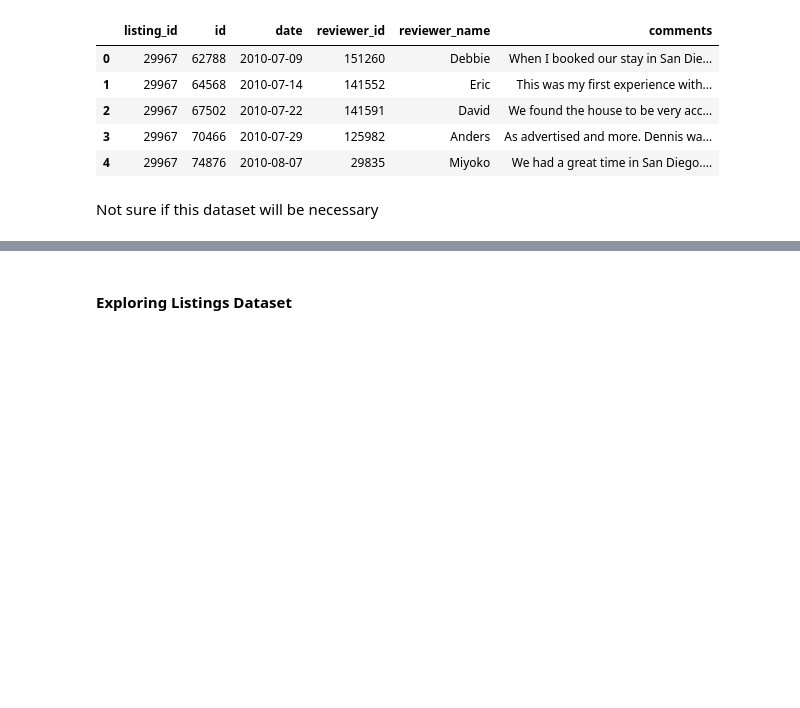
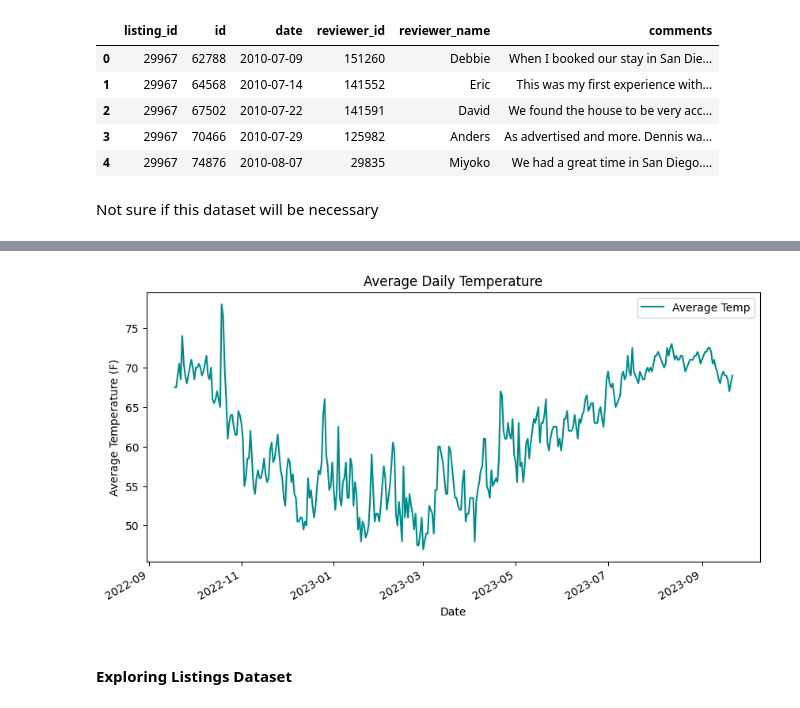
Before and after one commit to RenettaNelson/USD-Capstone-Project, a Jupyter notebook: Code Library Folder/Capstone-EDA.ipynb, the cells around one changed output, grey strips where cells are left out. Cells and saved outputs as stored; diff of their text form; code cells hidden in the pictures; blank space fills up the shorter version.

```diff
--- a/Code Library Folder/Capstone-EDA.ipynb
+++ b/Code Library Folder/Capstone-EDA.ipynb
@@ -153,0 +189,4 @@ Not sure if this dataset will be necessary
+# %%
+weather = pd.read_csv('/Users/jackieurenda/Desktop/Capstone Datasets/SD_Weather_Data.csv')
+
+weather.head()
@@ -153,0 +226,10 @@ Not sure if this dataset will be necessary
+# %%
+#Converting the date column into the correct data formart
+
+
+def convert_date(date_str):
+    try:
+        return pd.to_datetime(date_str, format='%Y%m%d')
+    except ValueError:
+        return pd.NaT
+weather['Date'] = weather['Date'].apply(convert_date)
@@ -153,0 +259,4 @@ Not sure if this dataset will be necessary
+# %%
+weather['Average Temp'] = weather[['Max Temp', 'Min Temp']].mean(axis=1)
+
+weather.head()
@@ -154,3 +270,7 @@ Not sure if this dataset will be necessary
+# %%
+average_temp = weather.plot(x="Date", y="Average Temp", figsize=(10,5), title='Average Daily Temperature', xlabel="Date", ylabel="Average Temperature (F)", color = "darkcyan")
+# %% [output]
+[figure, added]
 # %% [markdown]
 #### Exploring Listings Dataset
 # %%
```
Also changed, not shown: parts of 49 cells of this notebook.
